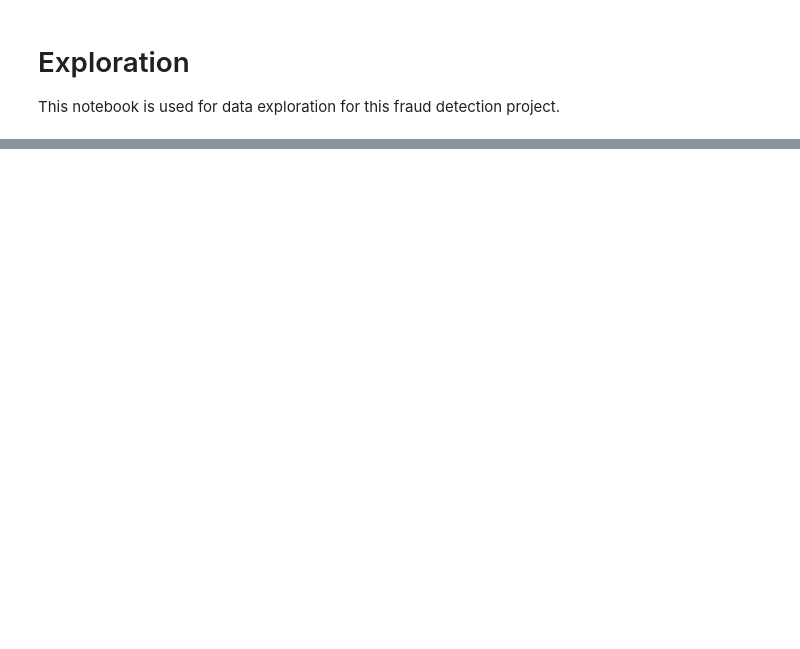
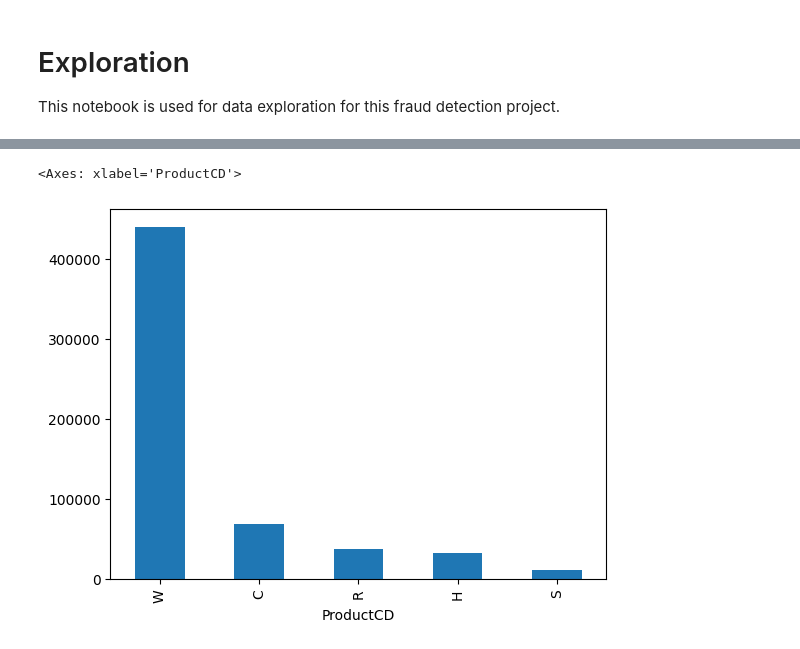
Before and after one commit to tai-bennett/fraud-detection, a Jupyter notebook: notebooks/exploration.ipynb, the cells around one changed output, grey strips where cells are left out. Drawn from its saved outputs; the diff is of its cells as text; code cells hidden in the pictures; blank space fills up the shorter version.

```diff
--- a/notebooks/exploration.ipynb
+++ b/notebooks/exploration.ipynb
@@ -33,4 +35,5 @@ cur = conn.cursor()
 # Close connection to SQLite database
 conn.close()
 # %%
-train_transaction_data[0:30]
+df = train_transaction_data
+#df[0:10].addr2
@@ -61,2 +63,0 @@ train_transaction_data.shape
-# %%
-df = train_
@@ -64,0 +85,5 @@ df = train_
+# %%
+df.ProductCD.value_counts().plot(kind='bar')
+# %% [output]
+<Axes: xlabel='ProductCD'>
+[figure, added]
```
Also changed, not shown: parts of 14 cells of this notebook, 24 other files.
